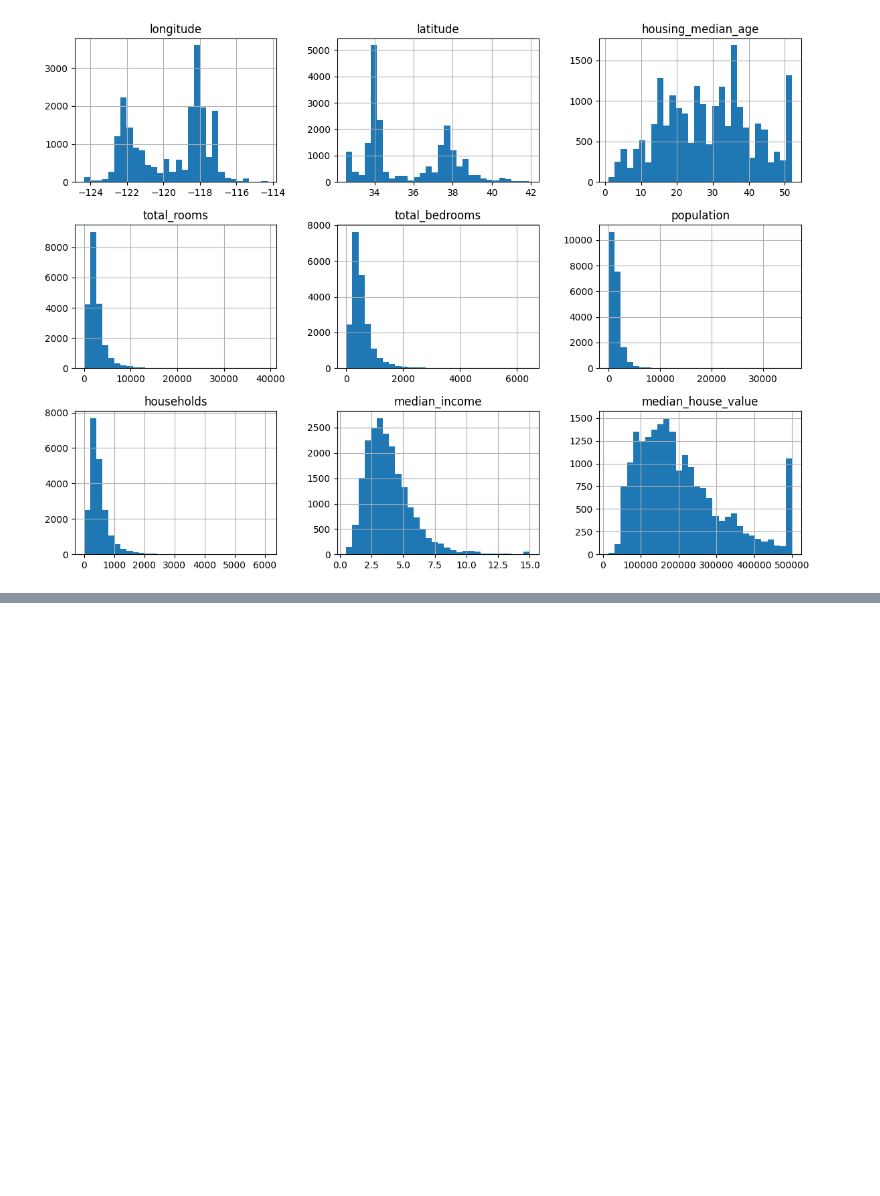
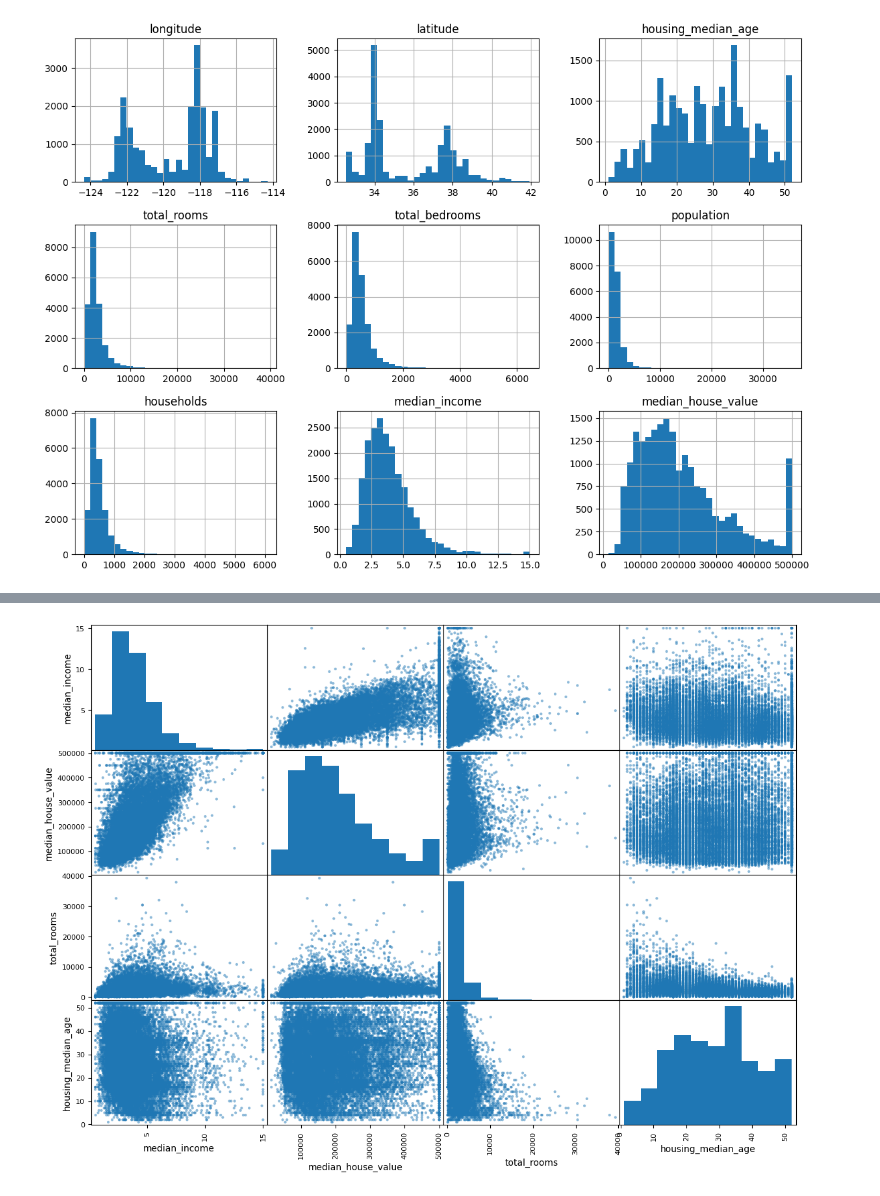
Before and after one commit to LoginovAM-ds/Studying, a Jupyter notebook: Hands-On Machine Learning with Scikit-Learn & TensorFlow/01.Housing(Regression)/Modelling.ipynb, the cells around one changed output, grey strips where cells are left out. Saved outputs shown, nothing was run; the diff lists cells and outputs as text; code cells hidden in the pictures; blank space fills up the shorter version.

```diff
--- a/Hands-On Machine Learning with Scikit-Learn & TensorFlow/01.Housing(Regression)/Modelling.ipynb
+++ b/Hands-On Machine Learning with Scikit-Learn & TensorFlow/01.Housing(Regression)/Modelling.ipynb
@@ -24,0 +46,8 @@ for set in (strat_train_set, strat_test_set):
+# %%
+from pandas.plotting import scatter_matrix
+attributes = ['median_income', 'median_house_value',
+              'total_rooms', 'housing_median_age']
+scatter_matrix(data[attributes],figsize=(14,10))
+plt.show()
+# %% [output]
+[figure, added]
```
Also changed, not shown: parts of 6 cells of this notebook.
